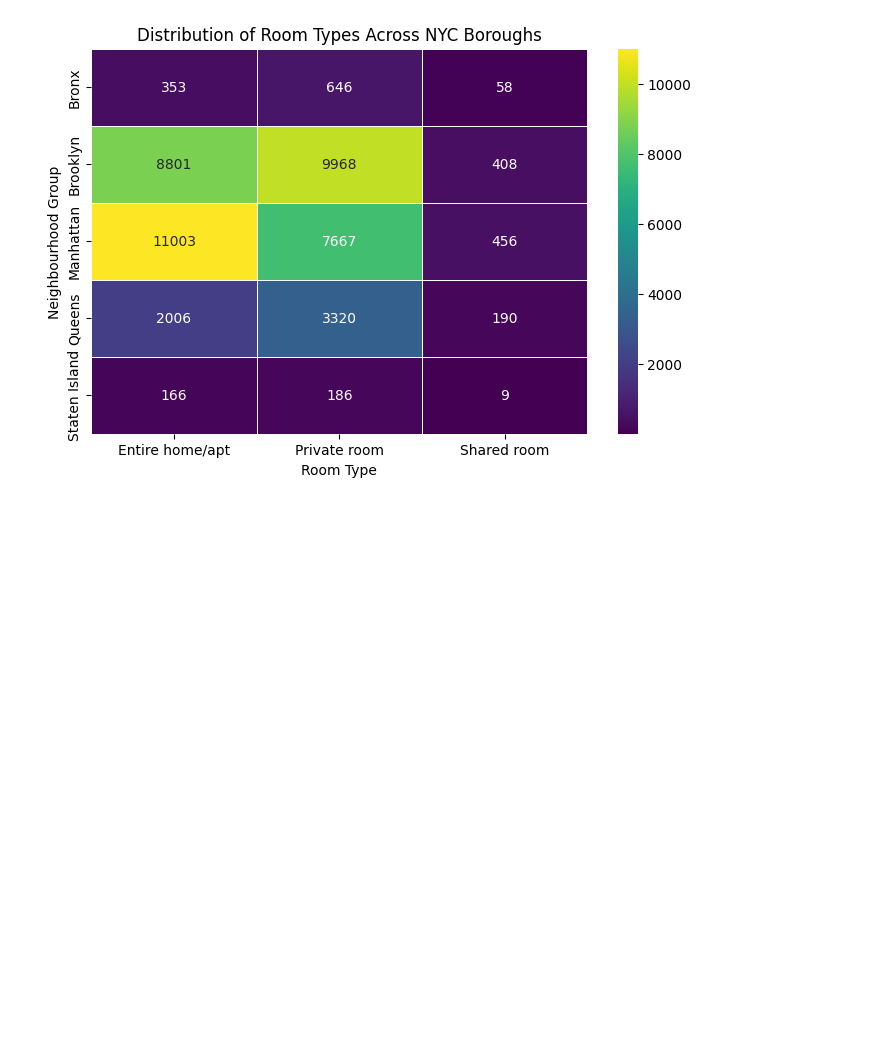
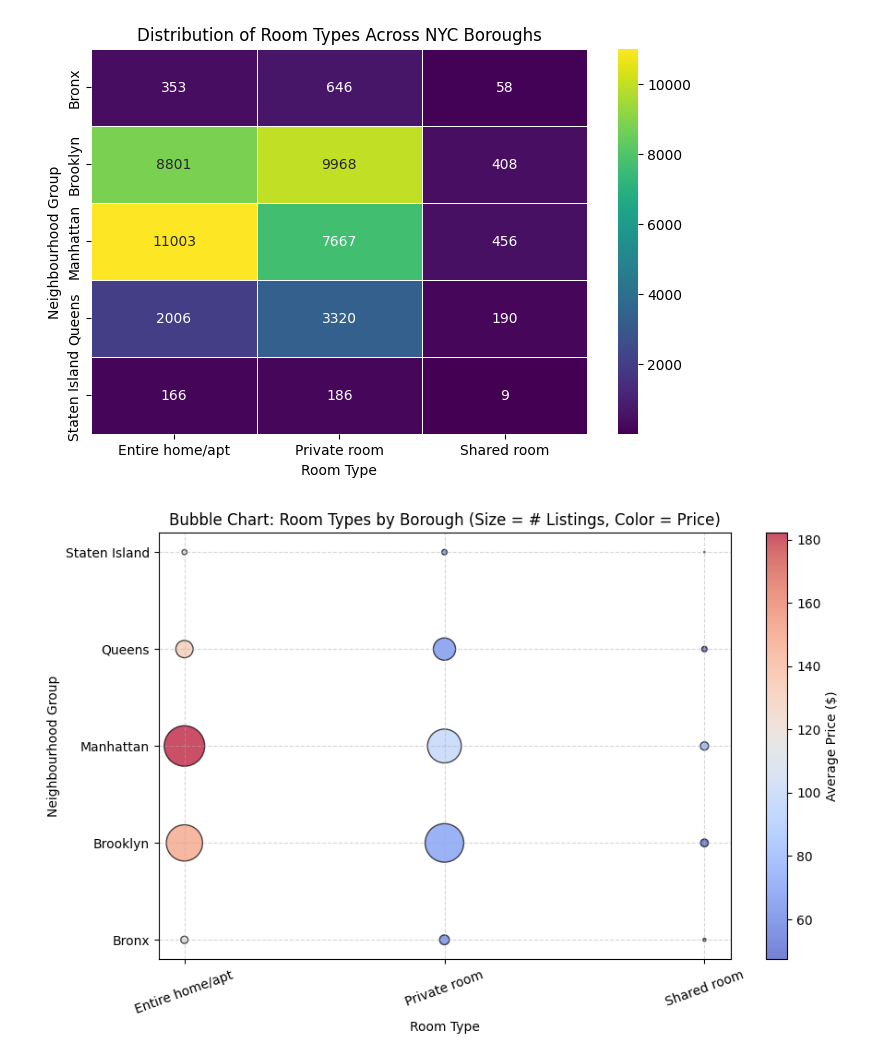
Before and after one commit to Malainine-tech/Python, a Jupyter notebook: Final_Project.ipynb, the cells around one changed output. Cells and saved outputs as stored; diff of their text form; code cells hidden in the pictures; blank space fills up the shorter version.

```diff
--- a/Final_Project.ipynb
+++ b/Final_Project.ipynb
@@ -860,3 +820,39 @@ plt.title("Distribution of Room Types Across NYC Boroughs")
 plt.show()
 # %% [output]
 [figure]
+# %%
+import pandas as pd
+import matplotlib.pyplot as plt
+
+# Load your Airbnb data (adjust the file path)
+df = pd.read_csv("airbnb_cleaned.csv")
+
+# Aggregate data: Count listings and calculate average price per room type
+# Corrected column names to 'neighbourhood_group' and 'room_type'
+room_data = df.groupby(["neighbourhood_group", "room_type"]).agg(
+    Count=("id", "count"),  # Count of listings, corrected to "id"
+    Avg_Price=("price", "mean")  # Average price, corrected to "price"
+).reset_index()
+
+# Normalize bubble size for better visualization
+room_data["Bubble_Size"] = room_data["Count"] / room_data["Count"].max() * 1000
+
+# Plot Bubble Chart
+plt.figure(figsize=(10, 6))
+scatter = plt.scatter(
+    room_data["room_type"],
+    room_data["neighbourhood_group"],
+    s=room_data["Bubble_Size"],  # Bubble size based on listing count
+    c=room_data["Avg_Price"],  # Color based on average price
+    cmap="coolwarm", alpha=0.7, edgecolors="k"
+)
+
+plt.colorbar(scatter, label="Average Price ($)")
+plt.xlabel("Room Type")
+plt.ylabel("Neighbourhood Group")
+plt.title("Bubble Chart: Room Types by Borough (Size = # Listings, Color = Price)")
+plt.xticks(rotation=20)
+plt.grid(True, linestyle="--", alpha=0.5)
+plt.show()
+# %% [output]
+[figure, added]
```
Also changed, not shown: parts of 15 cells of this notebook.
